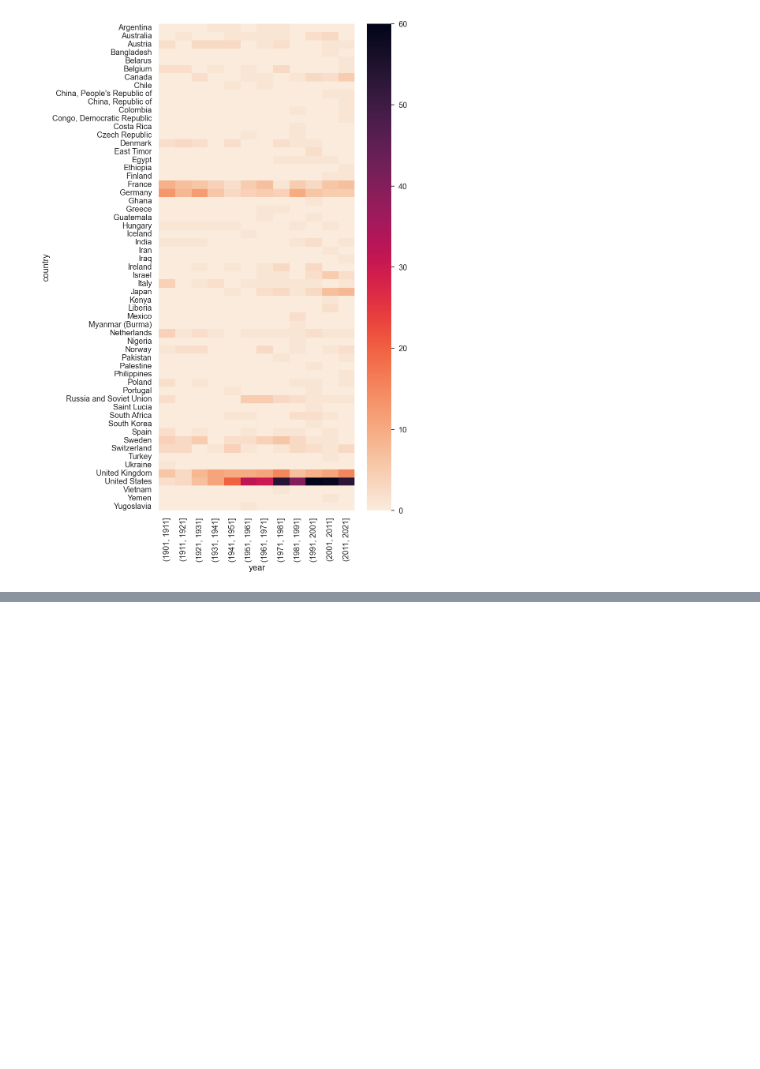
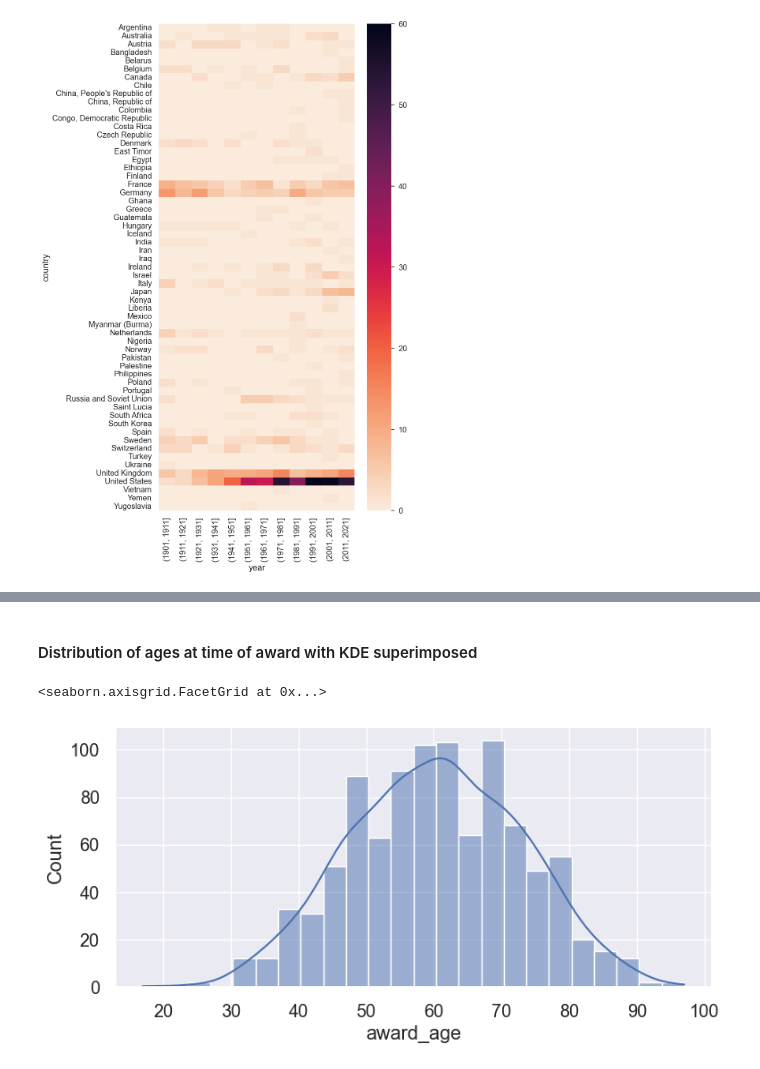
Before and after one commit to MSulSal/nobel-data-exploration, a Jupyter notebook: Nobel Winners Data Exploration.ipynb, the cells around one changed output, grey strips where cells are left out. Saved outputs shown, nothing was run; the diff lists cells and outputs as text; code cells hidden in the pictures; blank space fills up the shorter version.

```diff
--- a/Nobel Winners Data Exploration.ipynb
+++ b/Nobel Winners Data Exploration.ipynb
@@ -382,0 +394,7 @@ sns.heatmap(by_year_nat_binned, cmap="rocket_r")
+# %% [markdown]
+#### Distribution of ages at time of award with KDE superimposed
+# %%
+sns.displot(df["award_age"], kde=True, height=4, aspect=2)
+# %% [output]
+<seaborn.axisgrid.FacetGrid at 0x...>
+[figure, added]
```
Also changed, not shown: parts of 23 cells of this notebook.
